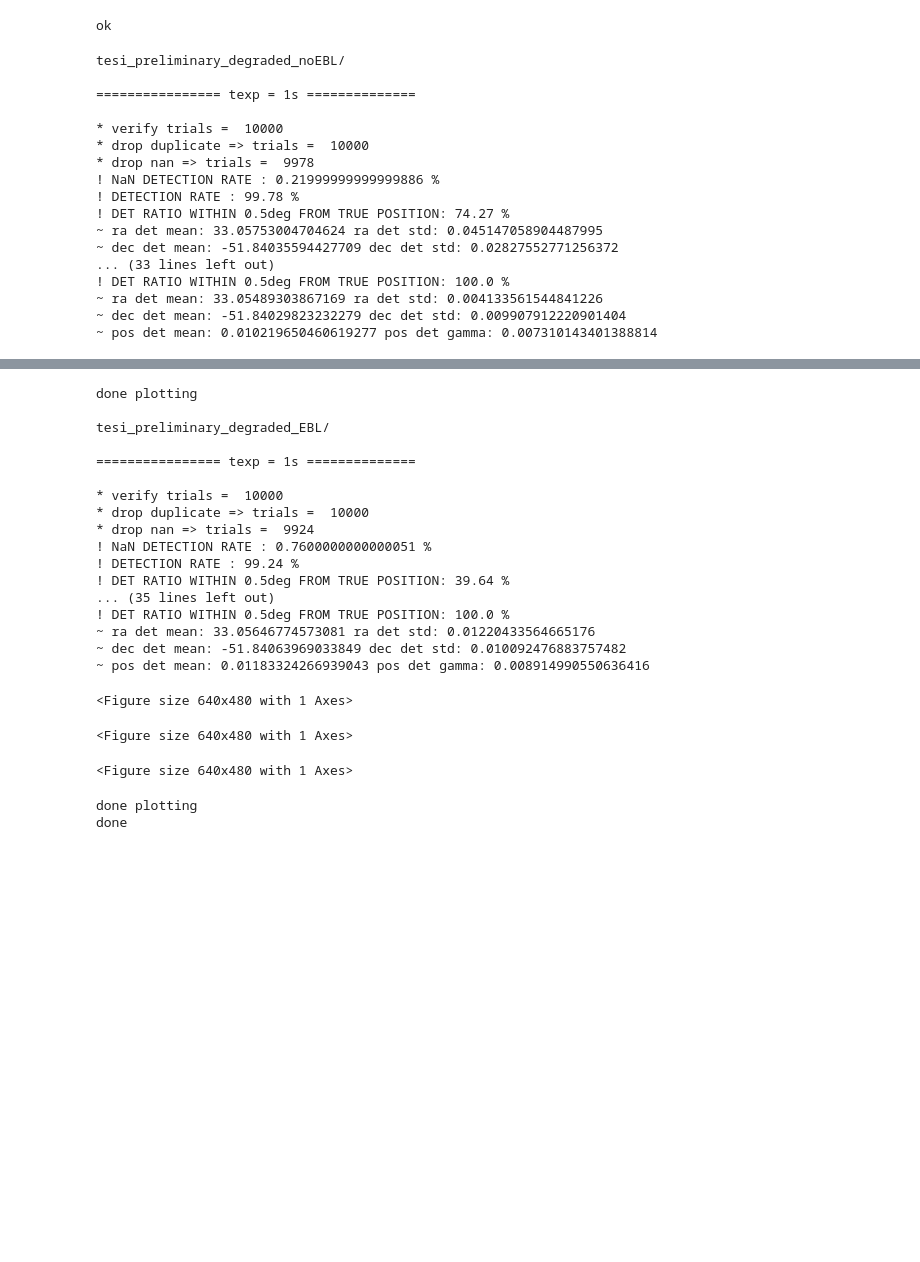
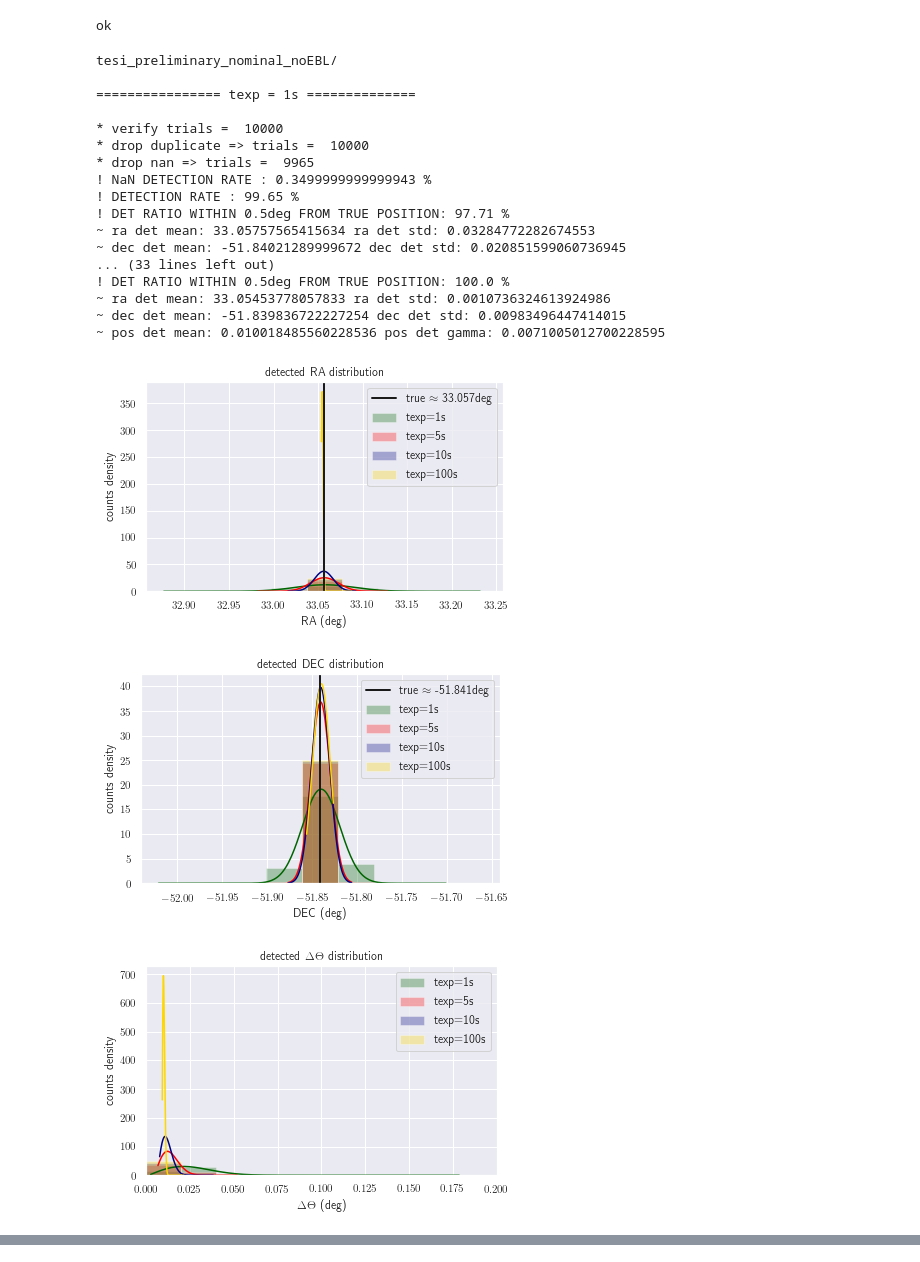
Before and after one commit to ambra-dipiano/thesis, a Jupyter notebook: notebooks/notebook_tesi_01_preliminary.ipynb, the cells around one changed output, grey strips where cells are left out. Cells and saved outputs as stored; diff of their text form; code cells hidden in the pictures; blank space fills up the shorter version.

Commit message:
[notebooks] preliminary positioning poster-like and labels

```diff
--- a/notebooks/notebook_tesi_01_preliminary.ipynb
+++ b/notebooks/notebook_tesi_01_preliminary.ipynb
@@ -146,7 +189,7 @@ sys.path.append('/home/ambra/Desktop/cluster-morgana/')
 from module_statistics import *
 from statistics import mean
 
-for index, f in enumerate(dfolders):
+for index, f in enumerate(folders):
     print('\n' + f)
     path = directory + f + 'run0406/run0406_ID000126/csv/'
     png_path = directory + f + 'png/'
@@ -230,40 +273,43 @@ for index, f in enumerate(dfolders):
             mode_det = np.nan
             MLE_det = np.nan
 
         print('~ ra det mean:', mean_raDet, 'ra det std:', std_raDet)
         print('~ dec det mean:', mean_decDet, 'dec det std:', std_decDet)
         print('~ pos det mean:', mean_posDet, 'pos det gamma:', mode_det)
 
         list_ra.append(ra_det)
         list_dec.append(dec_det)
         list_pos.append(d_det)
         list_mean_ra.append(mean_raDet)
         list_mean_dec.append(mean_decDet)
         list_mean_pos.append(mean_posDet)
         list_std_ra.append(std_raDet)
         list_std_dec.append(std_decDet)
         list_mode_pos.append(mode_det)
 
     # gathered per texp
     plottage(texp, list_ra, list_dec, list_pos, list_std_ra, list_std_dec, list_mode_pos,
              trueRA, trueDEC, png_path)
     print('done plotting')
 print('done')
 # %% [output]
-tesi_preliminary_degraded_noEBL/
+tesi_preliminary_nominal_noEBL/
 
 ================ texp = 1s ==============
 
 * verify trials =  10000
 * drop duplicate => trials =  10000
-* drop nan => trials =  9978
-! NaN DETECTION RATE : 0.21999999999999886 %
-! DETECTION RATE : 99.78 %
-! DET RATIO WITHIN 0.5deg FROM TRUE POSITION: 74.27 %
-~ ra det mean: 33.05753004704624 ra det std: 0.045147058904487995
-~ dec det mean: -51.84035594427709 dec det std: 0.02827552771256372
+* drop nan => trials =  9965
+! NaN DETECTION RATE : 0.3499999999999943 %
+! DETECTION RATE : 99.65 %
+! DET RATIO WITHIN 0.5deg FROM TRUE POSITION: 97.71 %
+~ ra det mean: 33.05757565415634 ra det std: 0.03284772282674553
+~ dec det mean: -51.84021289999672 dec det std: 0.020851599060736945
 ... (33 lines left out)
 ! DET RATIO WITHIN 0.5deg FROM TRUE POSITION: 100.0 %
-~ ra det mean: 33.05489303867169 ra det std: 0.004133561544841226
-~ dec det mean: -51.84029823232279 dec det std: 0.009907912220901404
-~ pos det mean: 0.010219650460619277 pos det gamma: 0.007310143401388814
+~ ra det mean: 33.05453778057833 ra det std: 0.0010736324613924986
+~ dec det mean: -51.839836722227254 dec det std: 0.00983496447414015
+~ pos det mean: 0.010018485560228536 pos det gamma: 0.0071005012700228595
+[figure, added]
+[figure, added]
+[figure, added]
@@ -273,22 +356,0 @@ tesi_preliminary_degraded_noEBL/
-done plotting
-
-tesi_preliminary_degraded_EBL/
-
-================ texp = 1s ==============
-
-* verify trials =  10000
-* drop duplicate => trials =  10000
-* drop nan => trials =  9924
-! NaN DETECTION RATE : 0.7600000000000051 %
-! DETECTION RATE : 99.24 %
-! DET RATIO WITHIN 0.5deg FROM TRUE POSITION: 39.64 %
-... (35 lines left out)
-! DET RATIO WITHIN 0.5deg FROM TRUE POSITION: 100.0 %
-~ ra det mean: 33.05646774573081 ra det std: 0.01220433564665176
-~ dec det mean: -51.84063969033849 dec det std: 0.010092476883757482
-~ pos det mean: 0.01183324266939043 pos det gamma: 0.008914990550636416
-<Figure size 640x480 with 1 Axes>
-<Figure size 640x480 with 1 Axes>
-<Figure size 640x480 with 1 Axes>
-done plotting
-done
```
Also changed, not shown: parts of 3 cells of this notebook.
